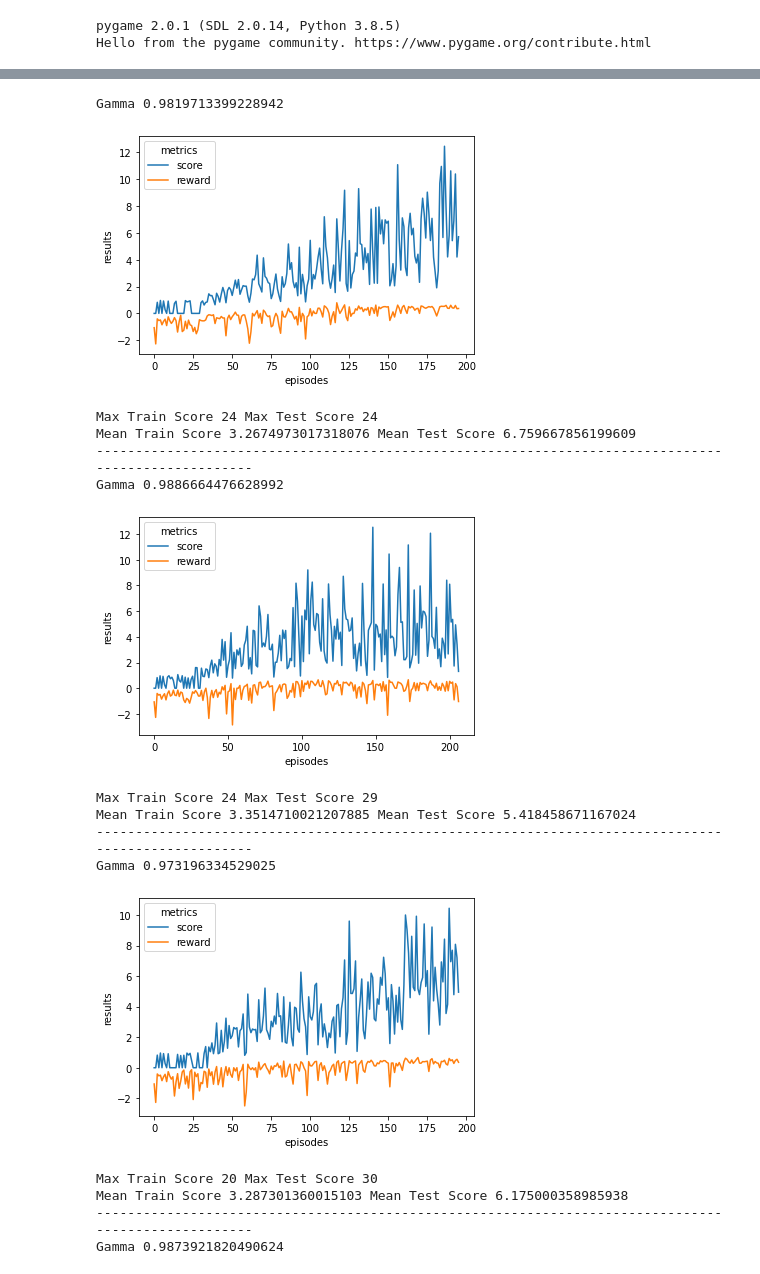
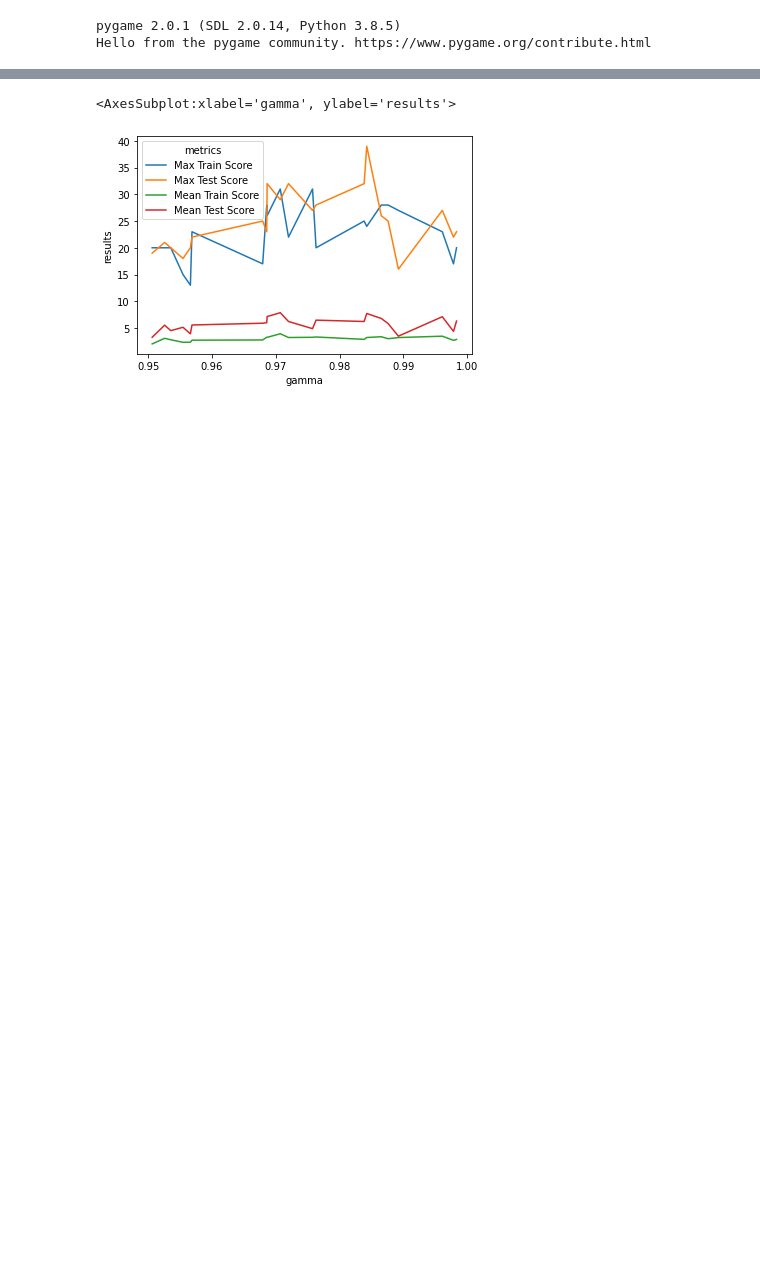
Before and after one commit to AnaClaraZoppiSerpa/snake, a Jupyter notebook: PROJETO2/notebooks/gabriel.ipynb, the cells around one changed output, grey strips where cells are left out. Cells and saved outputs as stored; diff of their text form; code cells hidden in the pictures; blank space fills up the shorter version.

```diff
--- a/PROJETO2/notebooks/gabriel.ipynb
+++ b/PROJETO2/notebooks/gabriel.ipynb
@@ -61,6 +63,6 @@ def evaluate(model):
 # %%
 results = {}
-for _ in range(10):
+for i in range(50):
     # enable_render=True turns on the display
     snake_env = SnakeEnv(440, 440, enable_render=False)
     env = make_vec_env(lambda: snake_env, n_envs=1)
@@ -74,8 +76,17 @@ for _ in range(10):
     max_train_score = snake_env.record
     mean_train_score = np.mean(np.array(snake_env.results['score']))
     max_test_score, mean_test_score = evaluate(model)
+    print("iteration ", i, ": gamma", gamma)
+    results[gamma] = (snake_env.results, max_train_score, max_test_score, mean_train_score, mean_test_score)
 
-    results[gamma] = (snake_env.results, max_train_score, max_test_score, mean_train_score, mean_test_score)
+for gamma, result in results.items():
+    metrics, max_train_score, max_test_score, mean_train_score, mean_test_score = result
+
+    print("gamma", gamma)
+    plot_metrics(metrics)
+    print("Max Train Score", max_train_score, "Max Test Score", max_test_score)
+    print("Mean Train Score", mean_train_score, "Mean Test Score", mean_test_score)
+    print("-"*100)
 # %% [output]
 Using cpu device
 ------------------------------------
@@ -97,26 +135,29 @@ Using cpu device
 # %%
+formatted_dict = {'gamma': [],
+                  'metrics': [],
+                  'results': []}
+
 for gamma, result in results.items():
-    metrics, max_train_score, max_test_score, mean_train_score, mean_test_score = result
+    _, max_train_score, max_test_score, mean_train_score, mean_test_score = result
 
-    print("Gamma", gamma)
-    plot_metrics(metrics)
-    print("Max Train Score", max_train_score, "Max Test Score", max_test_score)
-    print("Mean Train Score", mean_train_score, "Mean Test Score", mean_test_score)
-    print("-"*100)
+    formatted_dict['gamma'].append(gamma)
+    formatted_dict['metrics'].append('Max Train Score')
+    formatted_dict['results'].append(max_train_score)
+
+    formatted_dict['gamma'].append(gamma)
+    formatted_dict['metrics'].append('Max Test Score')
+    formatted_dict['results'].append(max_test_score)
+
+    formatted_dict['gamma'].append(gamma)
+    formatted_dict['metrics'].append('Mean Train Score')
+    formatted_dict['results'].append(mean_train_score)
+
+    formatted_dict['gamma'].append(gamma)
+    formatted_dict['metrics'].append('Mean Test Score')
+    formatted_dict['results'].append(mean_test_score)
+
+df_metrics = pd.DataFrame(formatted_dict)
+sns.lineplot(data=df_metrics, x='gamma', y='results', hue='metrics')
 # %% [output]
-Gamma 0.9819713399228942
+<AxesSubplot:xlabel='gamma', ylabel='results'>
-[figure, old version]
+[figure, new version]
-Max Train Score 24 Max Test Score 24
-Mean Train Score 3.2674973017318076 Mean Test Score 6.759667856199609
-----------------------------------------------------------------------------------------------------
-Gamma 0.9886664476628992
-[figure, removed]
-Max Train Score 24 Max Test Score 29
-Mean Train Score 3.3514710021207885 Mean Test Score 5.418458671167024
-----------------------------------------------------------------------------------------------------
-Gamma 0.973196334529025
-[figure, removed]
-Max Train Score 20 Max Test Score 30
-Mean Train Score 3.287301360015103 Mean Test Score 6.175000358985938
-----------------------------------------------------------------------------------------------------
-Gamma 0.9873921820490624
```
Also changed, not shown: parts of 16 cells of this notebook.
